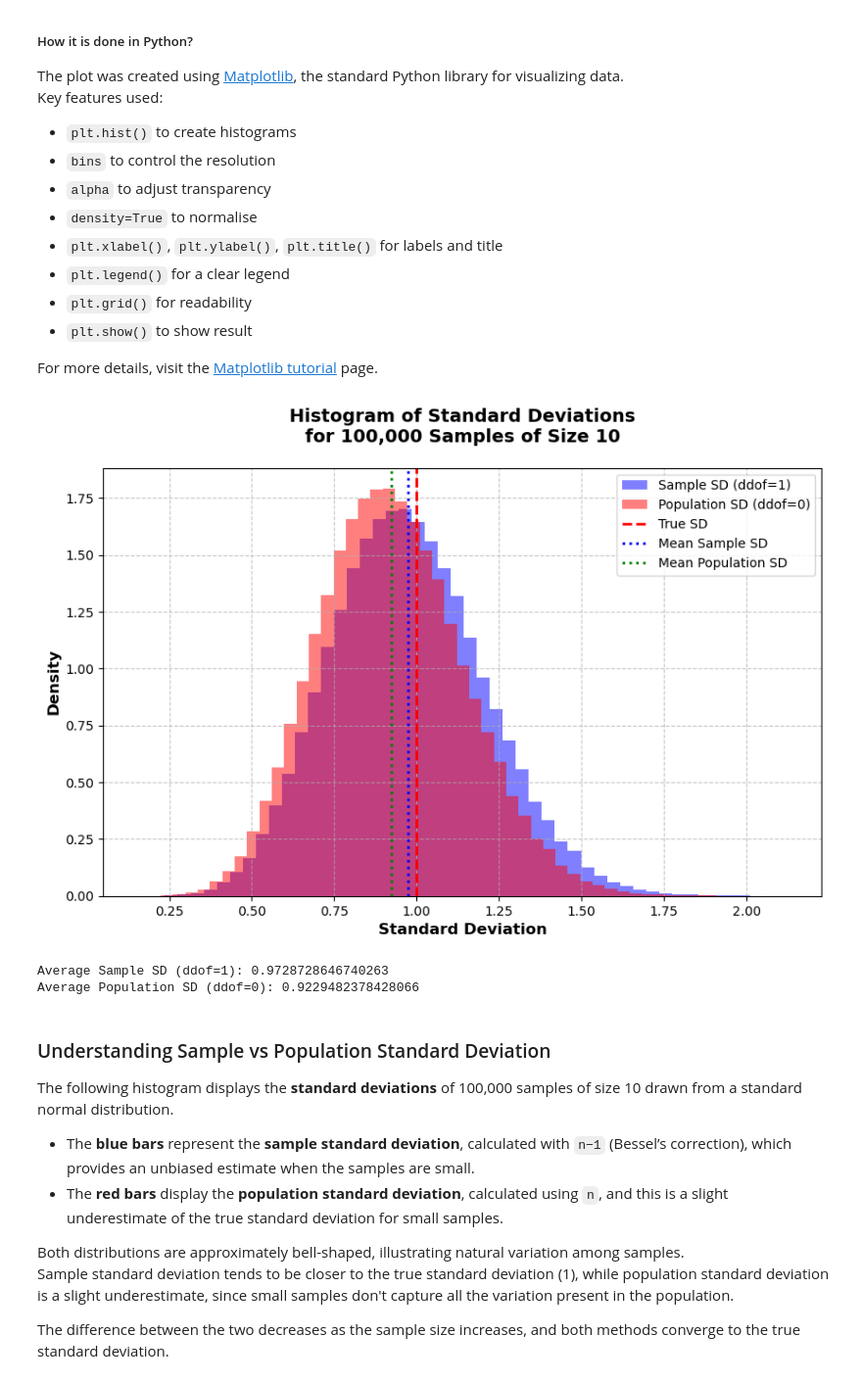
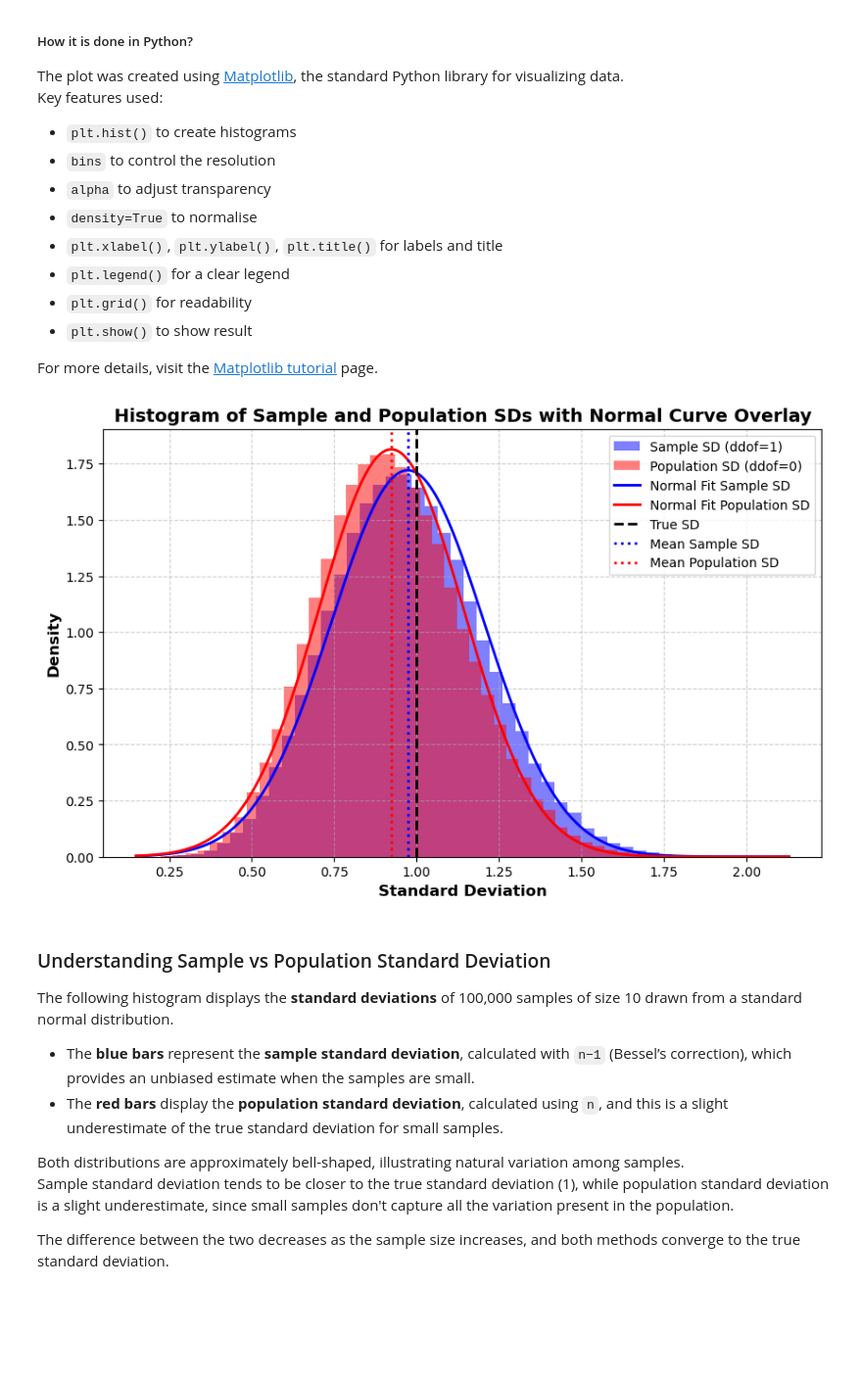
Before and after one commit to TomUszyn/applied-statistics, a Jupyter notebook: problems.ipynb, the cells around one changed output. Shown at 98% size. Drawn from its saved outputs; the diff is of its cells as text; code cells hidden in the pictures; blank space fills up the shorter version.

Commit message:
Add outlines and unified x-range to SD comparison plot.

```diff
--- a/problems.ipynb
+++ b/problems.ipynb
@@ -407,46 +408,44 @@ Key features used:
 - `plt.show()` to show result
 
 For more details, visit the [Matplotlib tutorial](https://matplotlib.org/stable/tutorials/introductory/pyplot.html) page.
-# %%
-# # Plot histograms of sample and population standard deviations
-plt.figure(figsize=(10,6))
-
-# Plot histograms with transparency and normalisation
-plt.hist(sample_sd, bins=50, alpha=0.5, label='Sample SD (ddof=1)', color='blue', density=True)
-plt.hist(population_sd, bins=50, alpha=0.5, label='Population SD (ddof=0)', color='red', density=True)
-
-# Vertical lines: true SD and mean SDs
-plt.axvline(1, color='red', linestyle='dashed', linewidth=2, label='True SD')
-plt.axvline(mean_sample_sd, color='blue', linestyle='dotted', linewidth=2, label='Mean Sample SD')
-plt.axvline(mean_population_sd, color='green', linestyle='dotted', linewidth=2, label='Mean Population SD')
-
-
-# Labels and title
-plt.xlabel('Standard Deviation', fontsize=12, fontweight='bold')
-plt.ylabel('Density', fontsize=12, fontweight='bold')
-plt.title(
-    'Histogram of Standard Deviations\nfor 100,000 Samples of Size 10',
-    fontsize=14,
-    fontweight='bold',
-    pad=20
-)
-
-# Add legend
-plt.legend()
-
-# Add a grid for better readability
-plt.grid(alpha=0.7, linestyle='--')
-
-# Display the plot
-plt.show()
-
-# Present the mean standard deviations
-print("Average Sample SD (ddof=1):", mean_sample_sd)
-print("Average Population SD (ddof=0):", mean_population_sd)
-# %% [output]
-[figure, removed]
-Average Sample SD (ddof=1): 0.9728728646740263
-Average Population SD (ddof=0): 0.9229482378428066
+# %%
+# x-range covering both datasets
+x_min = min(sample_sd.min(), population_sd.min())
+x_max = max(sample_sd.max(), population_sd.max())
+x = np.linspace(x_min, x_max, 1000)
+
+# Normal curves for both datasets
+y_sample = norm.pdf(x, loc=np.mean(sample_sd), scale=np.std(sample_sd, ddof=1))
+y_population = norm.pdf(x, loc=np.mean(population_sd), scale=np.std(population_sd, ddof=1))
+
+# Create the plot
+plt.figure(figsize=(10,6))
+
+# Histograms
+plt.hist(sample_sd, bins=50, alpha=0.5, color='blue', density=True, label='Sample SD (ddof=1)')
+plt.hist(population_sd, bins=50, alpha=0.5, color='red', density=True, label='Population SD (ddof=0)')
+
+# Normal curve overlays
+plt.plot(x, y_sample, 'b-', linewidth=2, label='Normal Fit Sample SD')
+plt.plot(x, y_population, 'r-', linewidth=2, label='Normal Fit Population SD')
+
+# Mean and true SD lines
+plt.axvline(1, color='black', linestyle='dashed', linewidth=2, label='True SD')
+plt.axvline(np.mean(sample_sd), color='blue', linestyle='dotted', linewidth=2, label='Mean Sample SD')
+plt.axvline(np.mean(population_sd), color='red', linestyle='dotted', linewidth=2, label='Mean Population SD')
+
+# Labels and title
+plt.xlabel('Standard Deviation', fontsize=12, fontweight='bold')
+plt.ylabel('Density', fontsize=12, fontweight='bold')
+plt.title('Histogram of Sample and Population SDs with Normal Curve Overlay', fontsize=14, fontweight='bold')
+
+# Legend and grid
+plt.legend()
+plt.grid(alpha=0.6, linestyle='--')
+
+plt.show()
+# %% [output]
+[figure, added]
 # %% [markdown]
 ### Understanding Sample vs Population Standard Deviation
 
```
Also changed, not shown: parts of 1 cell of this notebook.
